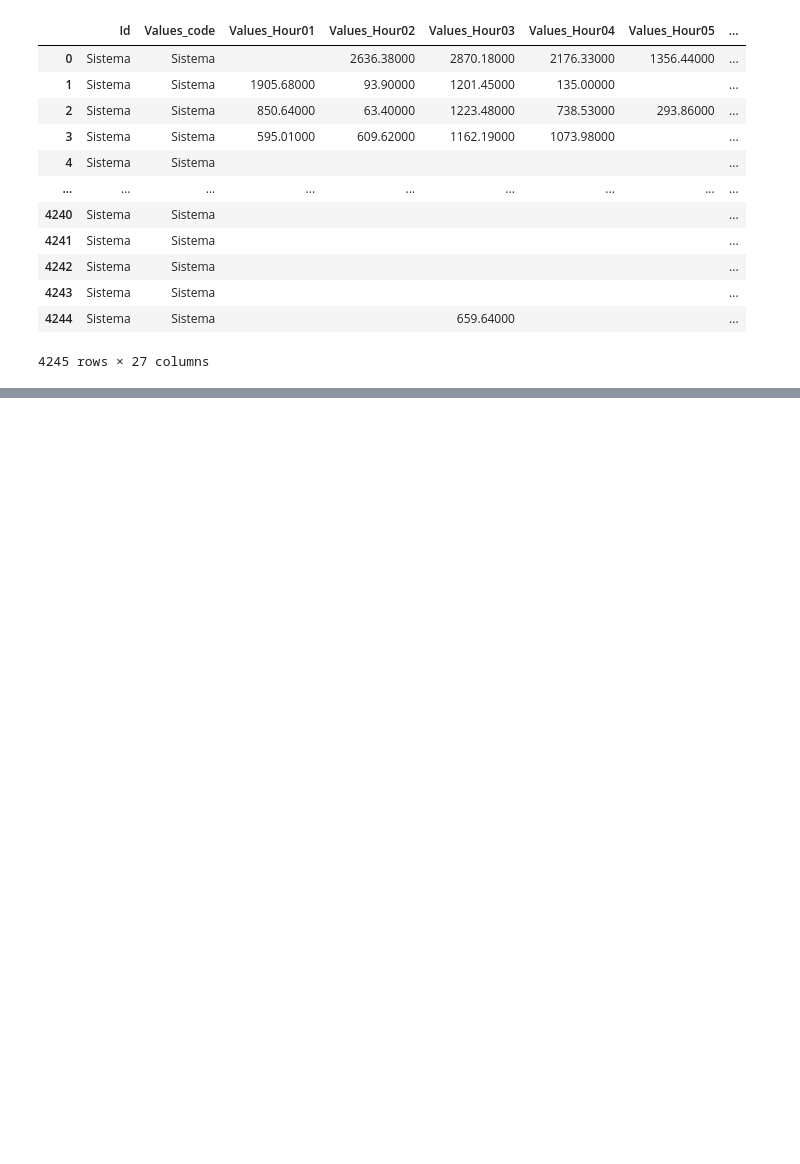
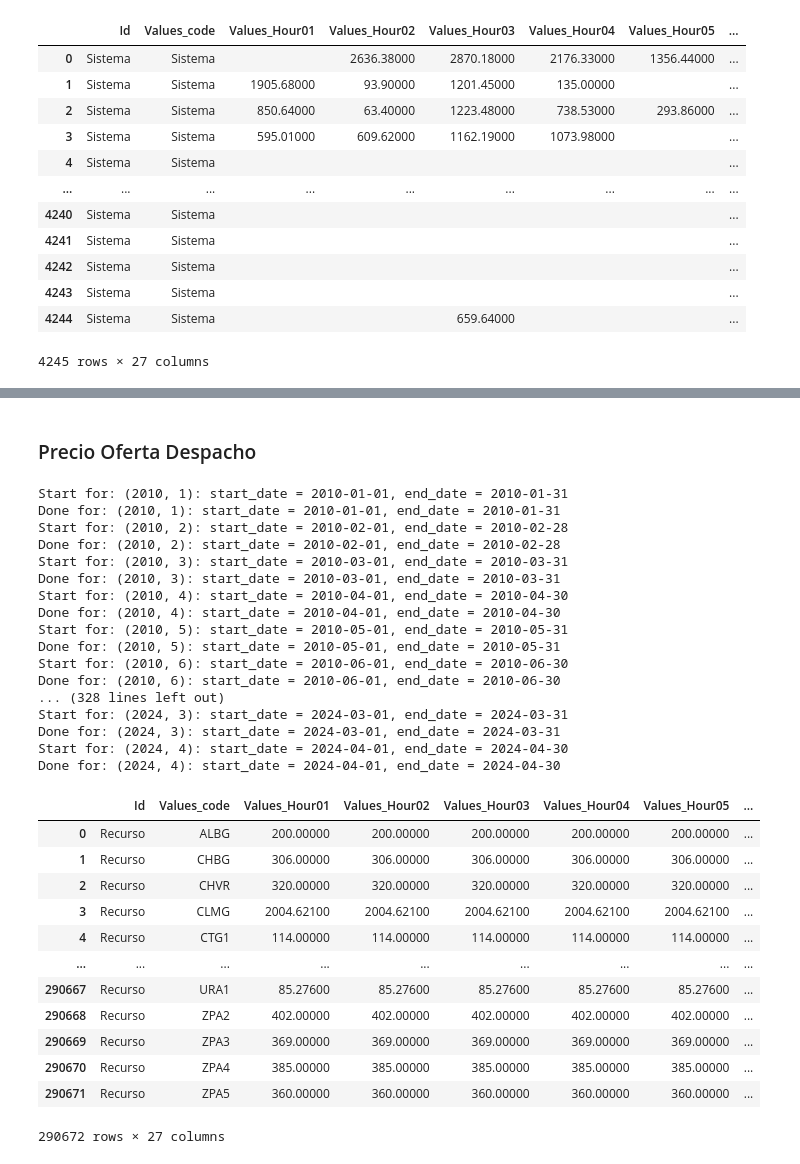
Before and after one commit to sistema-electrico-colombia/extraccion-datos-API, a Jupyter notebook: extraccion_datos_api_xm.ipynb, the cells around one changed output, grey strips where cells are left out. Cells and saved outputs as stored; diff of their text form; code cells hidden in the pictures; blank space fills up the shorter version.

```diff
--- a/extraccion_datos_api_xm.ipynb
+++ b/extraccion_datos_api_xm.ipynb
@@ -1011,0 +1055,39 @@ df_importaciones.to_json('./data/importaciones.json', orient='records', lines=Tr
+# %% [markdown]
+### Precio Oferta Despacho
+# %%
+date_dict = generate_date_dict(2010, 2024, 4)
+metric = 'PrecOferDesp'
+num_metric = 0
+df_precio_oferta_despacho= extract_metric(date_dict,metric,num_metric)
+df_precio_oferta_despacho
+# %% [output]
+Start for: (2010, 1): start_date = 2010-01-01, end_date = 2010-01-31
+Done for: (2010, 1): start_date = 2010-01-01, end_date = 2010-01-31
+Start for: (2010, 2): start_date = 2010-02-01, end_date = 2010-02-28
+Done for: (2010, 2): start_date = 2010-02-01, end_date = 2010-02-28
+Start for: (2010, 3): start_date = 2010-03-01, end_date = 2010-03-31
+Done for: (2010, 3): start_date = 2010-03-01, end_date = 2010-03-31
+Start for: (2010, 4): start_date = 2010-04-01, end_date = 2010-04-30
+Done for: (2010, 4): start_date = 2010-04-01, end_date = 2010-04-30
+Start for: (2010, 5): start_date = 2010-05-01, end_date = 2010-05-31
+Done for: (2010, 5): start_date = 2010-05-01, end_date = 2010-05-31
+Start for: (2010, 6): start_date = 2010-06-01, end_date = 2010-06-30
+Done for: (2010, 6): start_date = 2010-06-01, end_date = 2010-06-30
+... (328 lines left out)
+Start for: (2024, 3): start_date = 2024-03-01, end_date = 2024-03-31
+Done for: (2024, 3): start_date = 2024-03-01, end_date = 2024-03-31
+Start for: (2024, 4): start_date = 2024-04-01, end_date = 2024-04-30
+Done for: (2024, 4): start_date = 2024-04-01, end_date = 2024-04-30
+|  | Id | Values_code | Values_Hour01 | Values_Hour02 | Values_Hour03 | Values_Hour04 | Values_Hour05 | ... |
+| 0 | Recurso | ALBG | 200.00000 | 200.00000 | 200.00000 | 200.00000 | 200.00000 | ... |
+| 1 | Recurso | CHBG | 306.00000 | 306.00000 | 306.00000 | 306.00000 | 306.00000 | ... |
+| 2 | Recurso | CHVR | 320.00000 | 320.00000 | 320.00000 | 320.00000 | 320.00000 | ... |
+| 3 | Recurso | CLMG | 2004.62100 | 2004.62100 | 2004.62100 | 2004.62100 | 2004.62100 | ... |
+| 4 | Recurso | CTG1 | 114.00000 | 114.00000 | 114.00000 | 114.00000 | 114.00000 | ... |
+| ... | ... | ... | ... | ... | ... | ... | ... | ... |
+| 290667 | Recurso | URA1 | 85.27600 | 85.27600 | 85.27600 | 85.27600 | 85.27600 | ... |
+| 290668 | Recurso | ZPA2 | 402.00000 | 402.00000 | 402.00000 | 402.00000 | 402.00000 | ... |
+| 290669 | Recurso | ZPA3 | 369.00000 | 369.00000 | 369.00000 | 369.00000 | 369.00000 | ... |
+| 290670 | Recurso | ZPA4 | 385.00000 | 385.00000 | 385.00000 | 385.00000 | 385.00000 | ... |
+| 290671 | Recurso | ZPA5 | 360.00000 | 360.00000 | 360.00000 | 360.00000 | 360.00000 | ... |
+290672 rows × 27 columns
```
Also changed, not shown: parts of 8 cells of this notebook.
